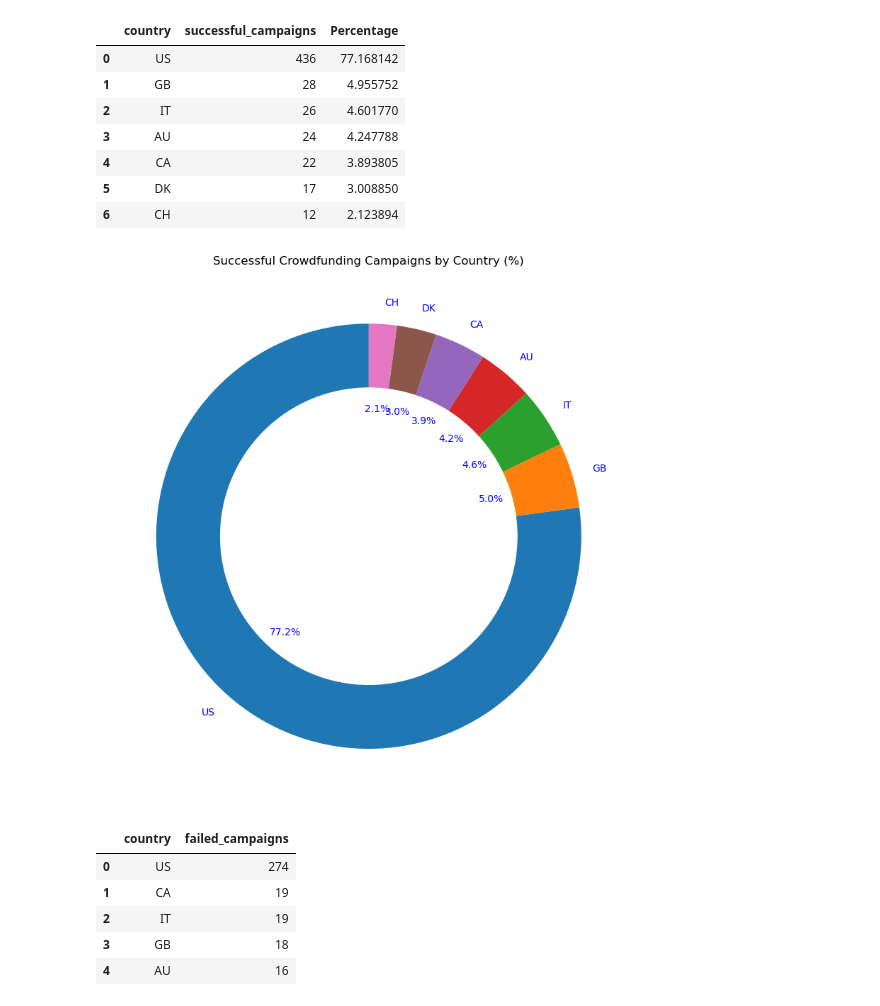
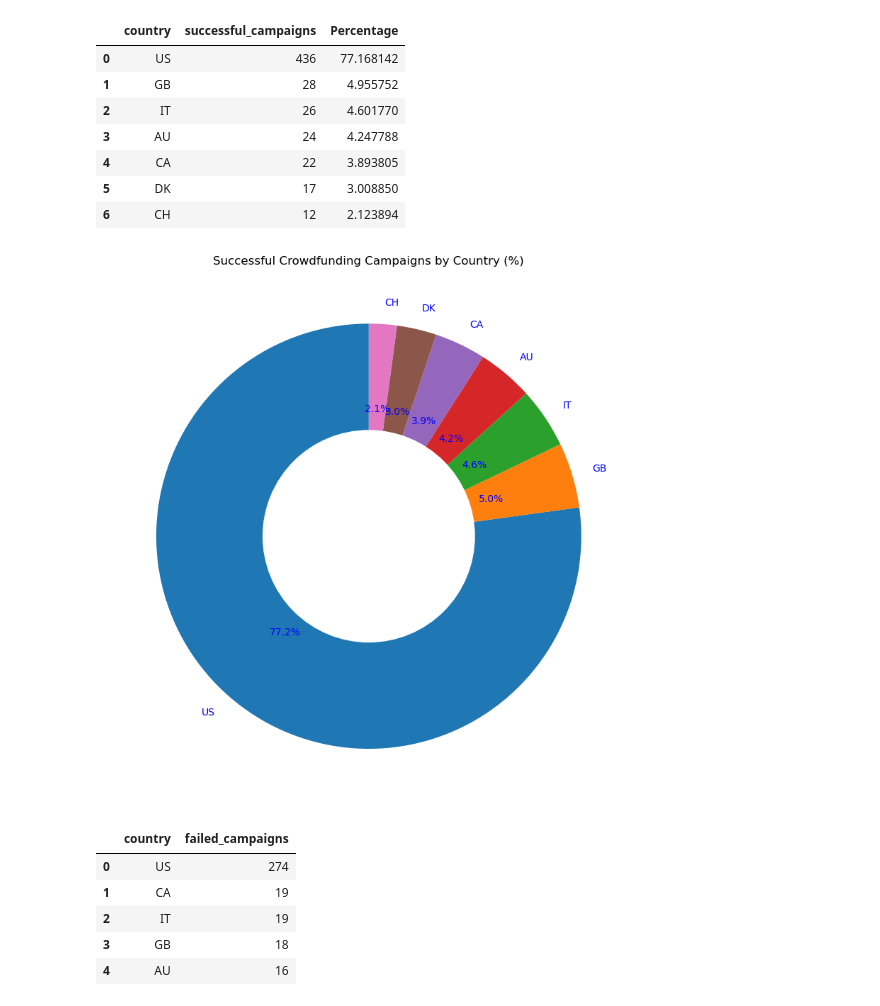
Before and after one commit to 99btyler/MSUDA-project2-group9, a Jupyter notebook: submission/part3.2_EDA_VHR.ipynb, the cells around one changed output. Drawn from its saved outputs; the diff is of its cells as text; code cells hidden in the pictures.

Commit message:
slides folder with PNG and notebook with finalized queries and plots

```diff
--- a/submission/part3.2_EDA_VHR.ipynb
+++ b/submission/part3.2_EDA_VHR.ipynb
@@ -217,24 +201,24 @@ query5_df
 # %%
 # Create donut chart
 fig, ax = plt.subplots(figsize=(8, 8))
 wedges, texts, autotexts = ax.pie(
     query5_df["Percentage"],
     labels = query5_df["country"],
     autopct = "%.1f%%",
     startangle = 90,
     textprops = dict(color="b")
 )
 
 # Draw a circle at the center to create a donut shape
-center_circle = plt.Circle((0, 0), 0.70, fc='white')
+center_circle = plt.Circle((0, 0), 0.50, fc='white')
 fig.gca().add_artist(center_circle)
 
 # Customize plot
 ax.set_title("Successful Crowdfunding Campaigns by Country (%)")
 plt.tight_layout()
 plt.show()
 # %% [output]
-[figure, old version]
+[figure, new version]
 # %%
 # Query 6 failed campaigns by country
 
```
Also changed, not shown: parts of 8 cells of this notebook, 4 other files.
